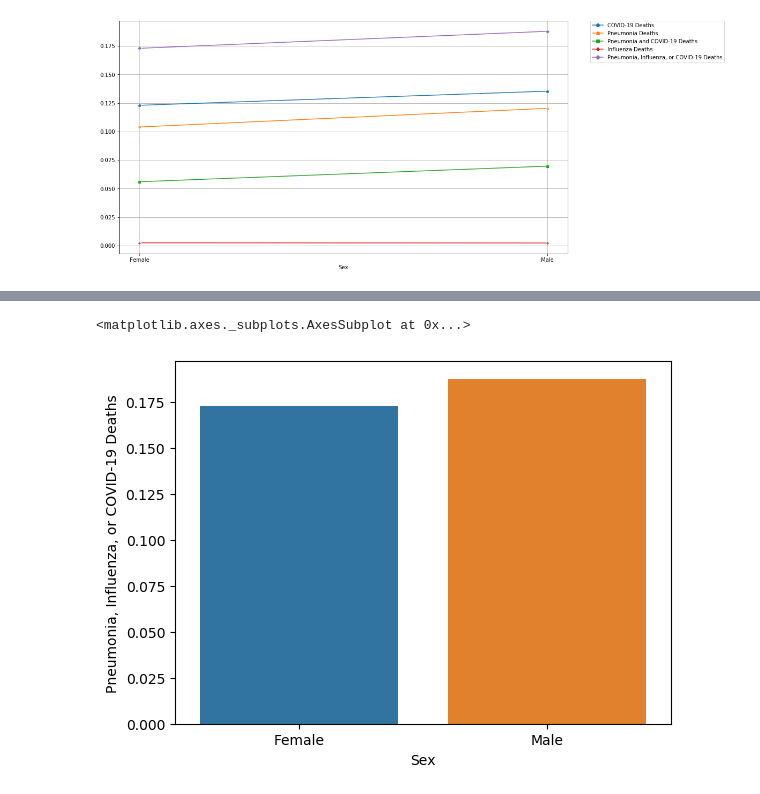
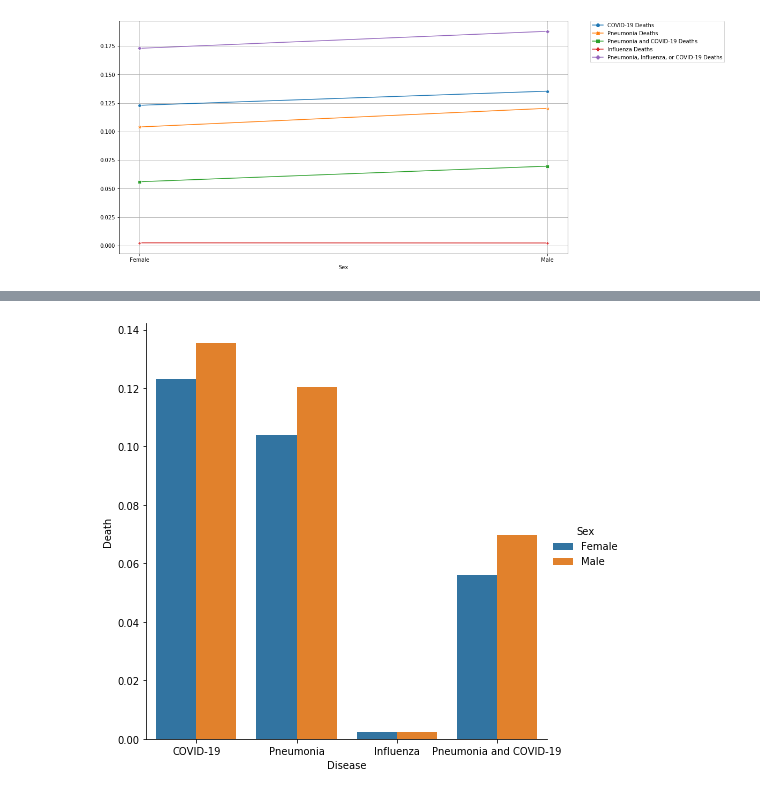
Before and after one commit to aditya-chichani/Covid-ICU-Bed-Allocation-System, a Jupyter notebook: 3036386807_3036383856_3037444215/analysis/data-processing.ipynb, the cells around one changed output, grey strips where cells are left out. Drawn from its saved outputs; the diff is of its cells as text; code cells hidden in the pictures.

```diff
--- a/3036386807_3036383856_3037444215/analysis/data-processing.ipynb
+++ b/3036386807_3036383856_3037444215/analysis/data-processing.ipynb
@@ -70,8 +37,10 @@ sns.barplot(x = prob_df.index,y = 'Influenza Deaths', data = prob_df)
-# %%
-sns.barplot(x = prob_df.index,y = 'Pneumonia, Influenza, or COVID-19 Deaths', data = prob_df)
-# %% [output]
-<matplotlib.axes._subplots.AxesSubplot at 0x...>
-[figure, removed]
+# %%
+prob_death_df = prob_df[['COVID-19 Deaths', 'Pneumonia Deaths', 'Influenza Deaths',
+       'Pneumonia and COVID-19 Deaths']].rename(lambda x: x.replace(' Deaths',''), axis= 1).reset_index()
+prob_death_df = pd.melt(prob_death_df, id_vars="Sex", var_name="Disease", value_name="Death")
+g = sns.catplot(x='Disease', y='Death', hue='Sex', data=prob_death_df, kind='bar', height= 6.5)
+# %% [output]
+[figure, added]
 # %%
 age_summary_df = df.groupby('Age Group').agg(np.sum)
 age_prob_df = age_summary_df.apply(lambda x : x/age_summary_df['Total Deaths'])
```
Also changed, not shown: parts of 20 cells of this notebook.
